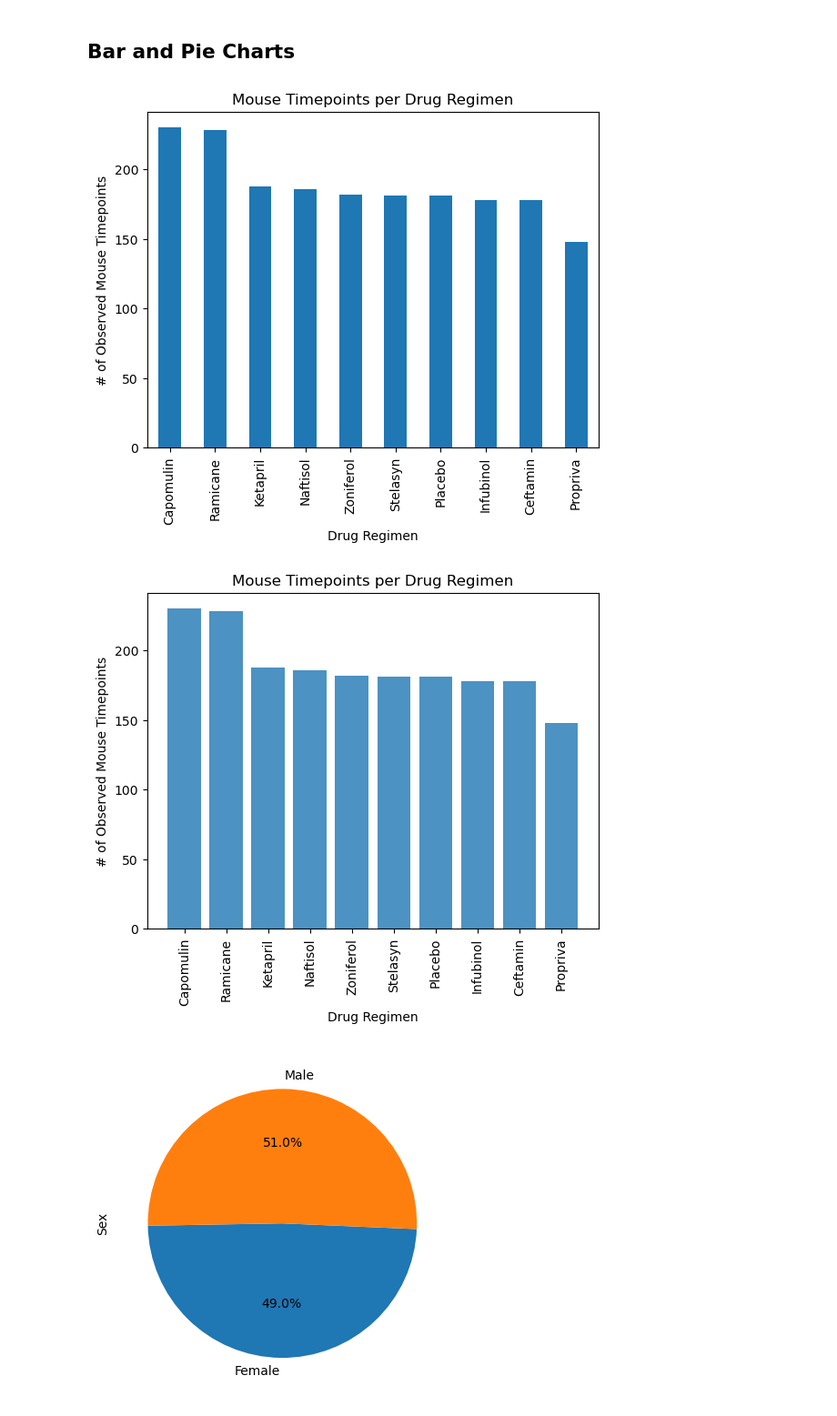
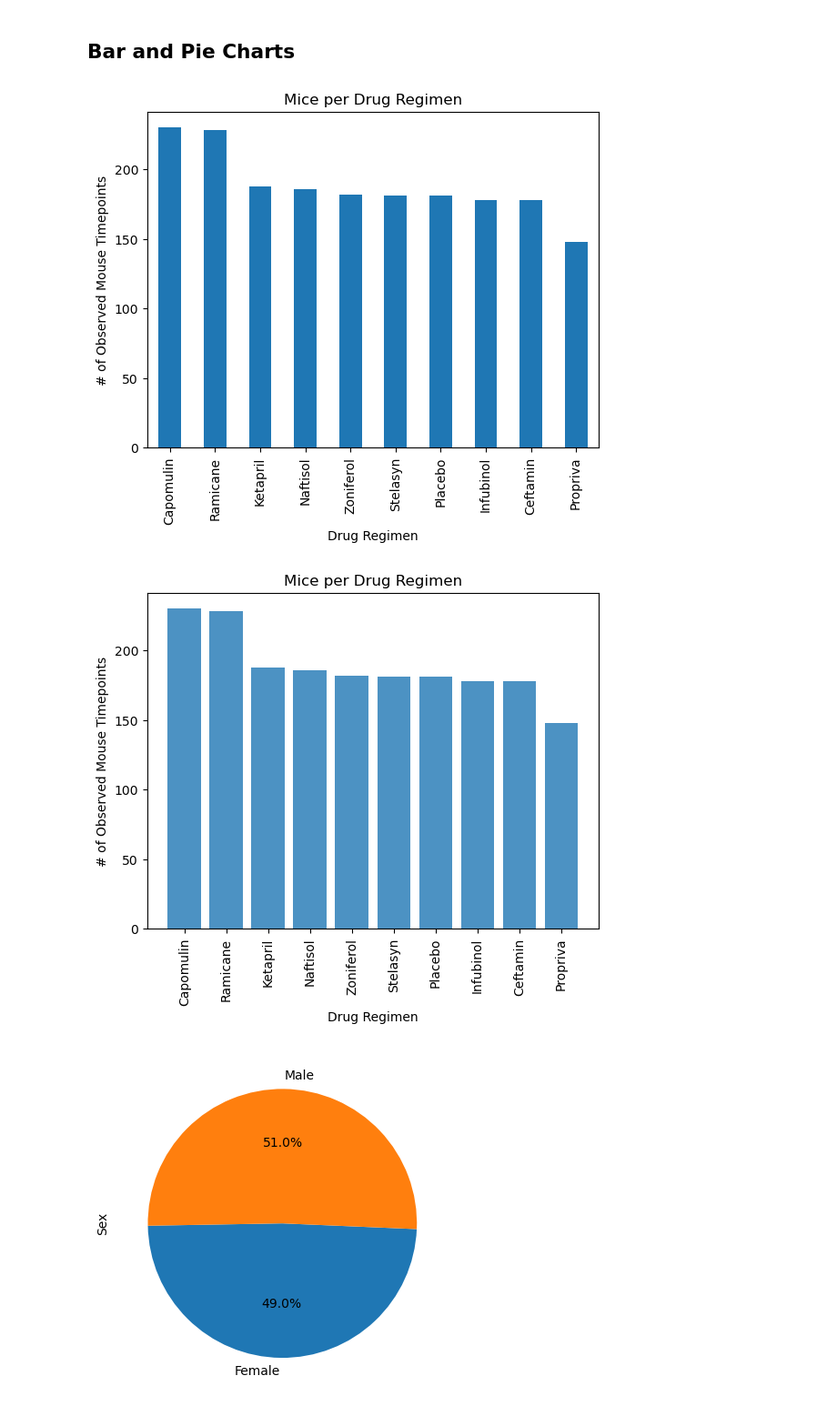
Before and after one commit to blmccourt/dataviz-challenge, a Jupyter notebook: Pymaceuticals/pymaceuticals.ipynb, the cells around one changed output. Shown at 91% size. Drawn from its saved outputs; the diff is of its cells as text; code cells hidden in the pictures.

```diff
--- a/Pymaceuticals/pymaceuticals.ipynb
+++ b/Pymaceuticals/pymaceuticals.ipynb
@@ -76,10 +67,6 @@ duplicate_mice_data
 | 1592 | g989 | 35 | 62.570880 | 2 | Propriva | Female | 21 | ... |
 # %%
 # Create a clean DataFrame by dropping the duplicate mouse by its ID.
-clean_df = merged_df[merged_df['Mouse ID'].isin(duplicate_mice_ID)==False]
-
-# clean_df = merged_df.drop_duplicates(subset=['Mouse ID', 'Timepoint'], keep=False)
-clean_df.shape
-
-# clean_df = index_df.drop(['g989'])
+clean_df = merged_df[merged_df["Mouse ID"] != "g989"]
+clean_df.head()
 # %% [output]
@@ -157,14 +141,14 @@ summary_aggregation
 # %%
 # Generate a bar plot showing the total number of rows (Mouse ID/Timepoints) for each drug regimen using Pandas.
 mice_count = clean_df["Drug Regimen"].value_counts()
 panda_plot = mice_count.plot.bar()
 
 plt.xlabel("Drug Regimen")
 plt.ylabel("# of Observed Mouse Timepoints")
-plt.title("Mouse Timepoints per Drug Regimen")
+plt.title("Mice per Drug Regimen")
 plt.show()
 # %% [output]
-[figure, old version]
+[figure, new version]
 # %%
 # Generate a bar plot showing the total number of rows (Mouse ID/Timepoints) for each drug regimen using pyplot.
 x_axis = mice_count.index.values
@@ -174,12 +158,12 @@ y_axis = mice_count.values
 plt.bar(x_axis, y_axis, alpha=0.8, align='center')
 
 # Set the xlabel and ylabel, title using class methods
-plt.title("Mouse Timepoints per Drug Regimen")
+plt.title("Mice per Drug Regimen")
 plt.xlabel("Drug Regimen")
 plt.ylabel("# of Observed Mouse Timepoints")
 plt.xticks(rotation="vertical")
 plt.show()
 # %% [output]
-[figure, old version]
+[figure, new version]
 # %%
 # Generate a pie plot showing the distribution of female versus male mice using Pandas
```
Also changed, not shown: parts of 18 cells of this notebook.
